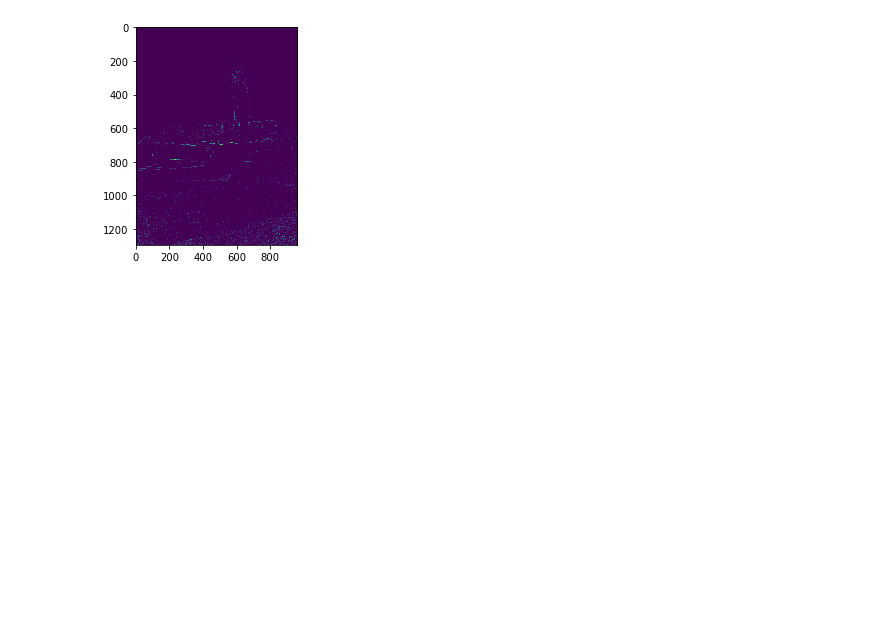
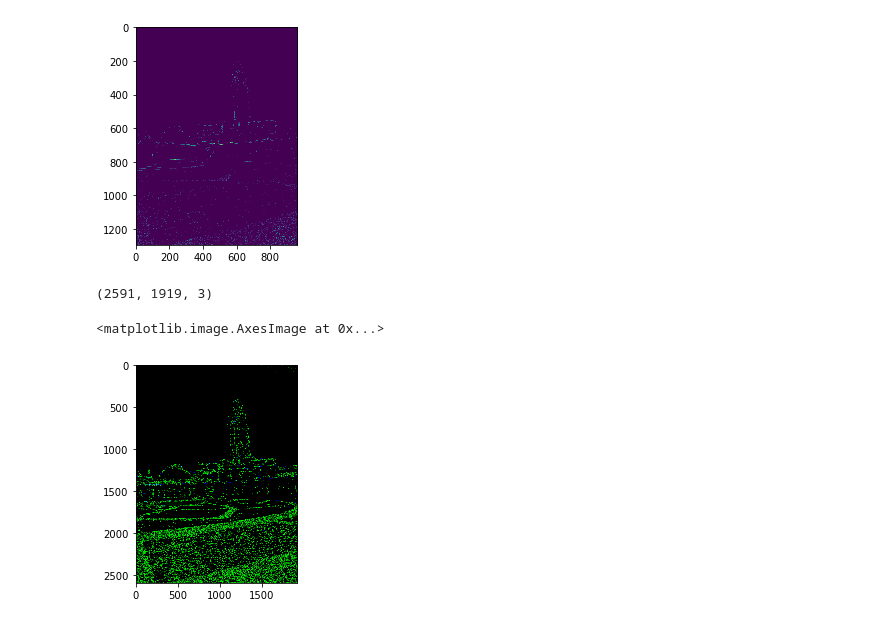
Before and after one commit to abhilash97/Images-and-Networks, a Jupyter notebook: Visualizing Layers and Edges/covNet .ipynb, the cells around one changed output. Drawn from its saved outputs; the diff is of its cells as text; code cells hidden in the pictures; blank space fills up the shorter version.

```diff
--- a/Visualizing Layers and Edges/covNet .ipynb
+++ b/Visualizing Layers and Edges/covNet .ipynb
@@ -180,0 +178,25 @@ y1 = MaxPooling2D(pool_size = (2,2))(f1)
+# %%
+#a 3 conv layer network
+from keras.layers import Dropout
+f1  = Conv2D(4, kernel_size = (2,2), strides = (1,1), activation='relu')(inputs)
+f1 = MaxPooling2D(pool_size = (2,2))(f1)
+f1 = Dropout(0.3)(f1)
+f1  = Conv2D(4, kernel_size = (2,2), strides = (1,1), activation='relu')(f1)
+f1 = MaxPooling2D(pool_size = (2,2))(f1)
+f1 = Dropout(0.1)(f1)
+f1  = Conv2D(2, kernel_size = (2,2), strides = (1,1), activation='relu')(f1)
+f1 = MaxPooling2D(pool_size = (2,2))(f1)
+f1 = Dropout(0.2)(f1)
+modelf = Model(inputs = inputs, outputs = f1)
+imag = np.expand_dims(img,axis=0)
+pred = model.predict(imag)
+imagf = np.squeeze(pred,axis=0)
+# %%
+imagf.shape
+# %% [output]
+(2591, 1919, 3)
+# %%
+plt.imshow(imagf)
+# %% [output]
+<matplotlib.image.AxesImage at 0x...>
+[figure, added]
```
Also changed, not shown: parts of 2 cells of this notebook.
